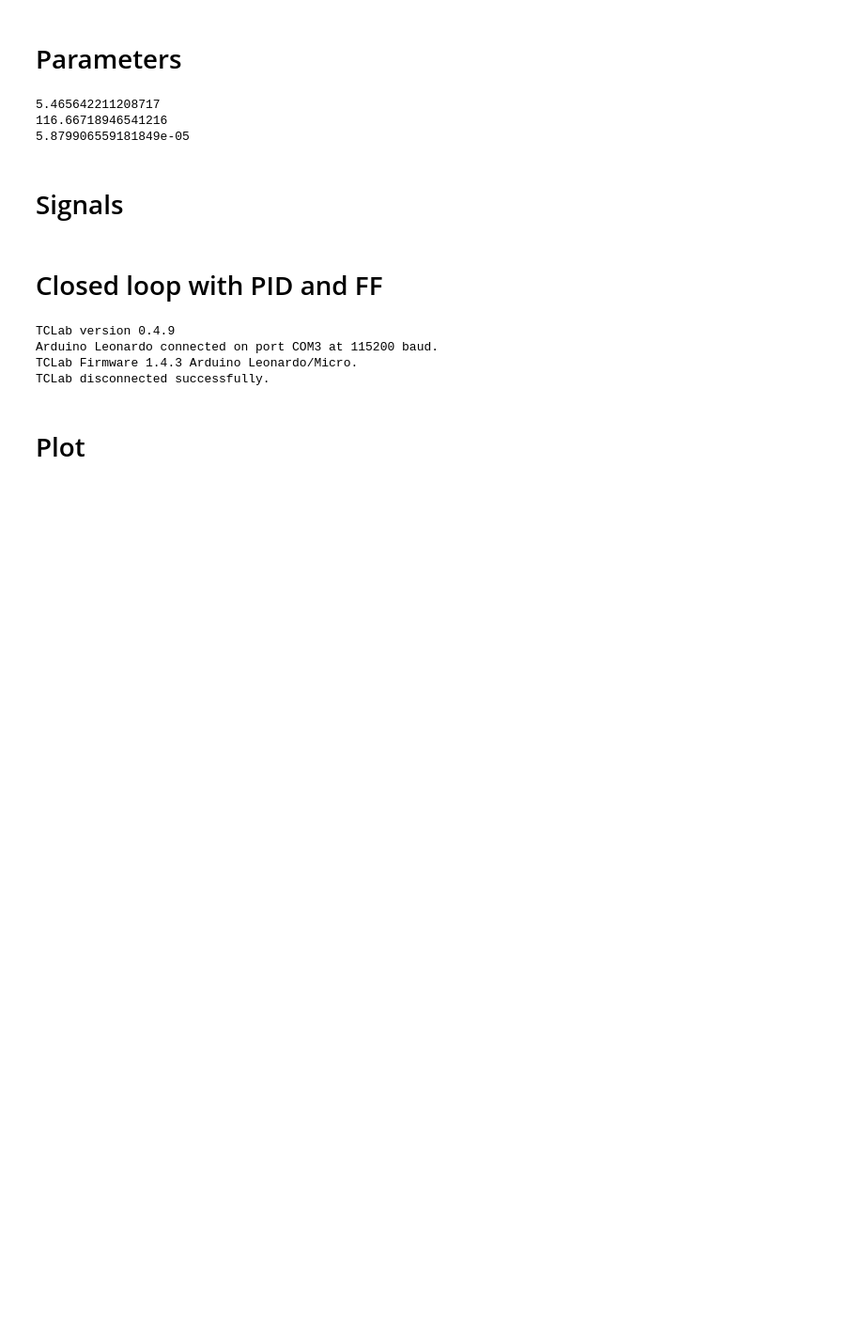
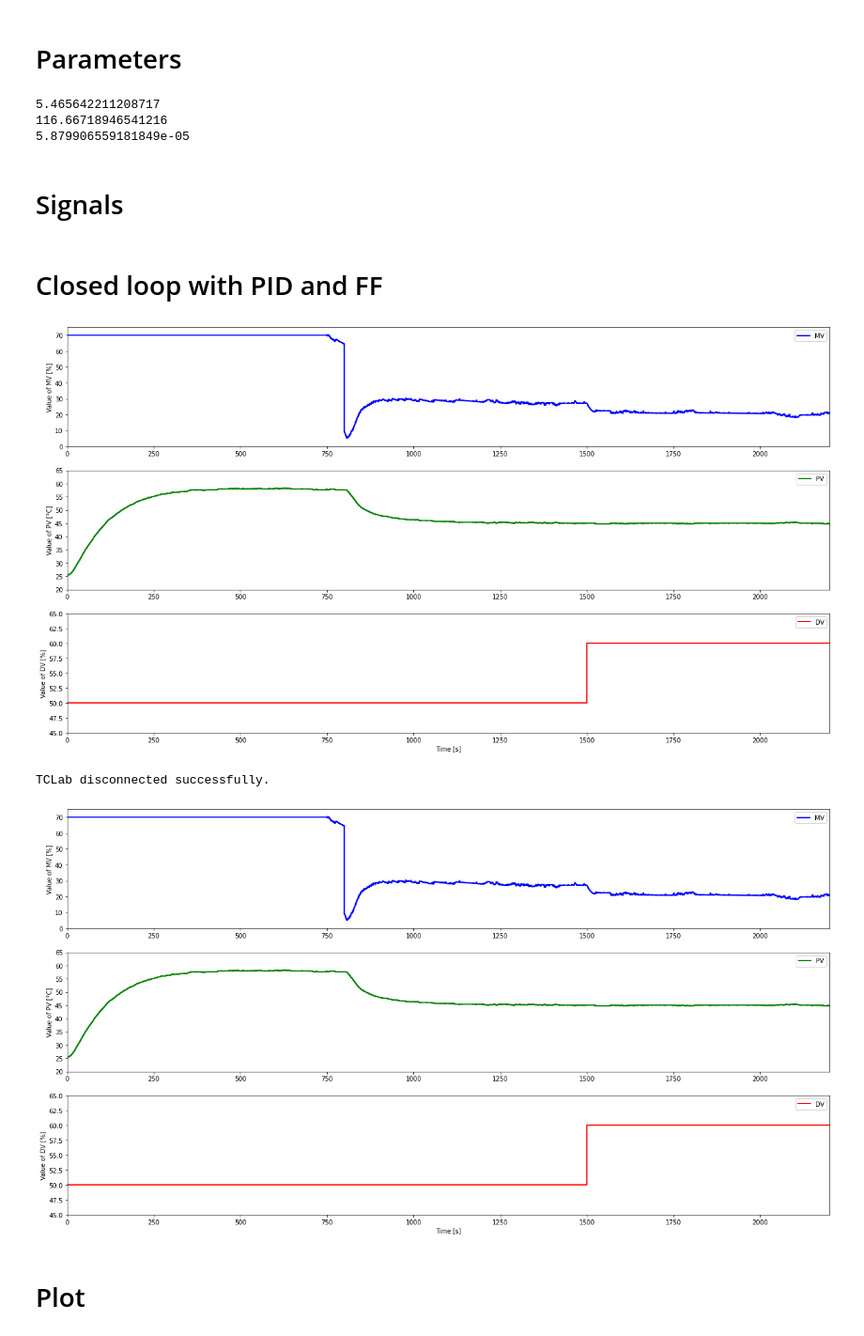
Before and after one commit to 195344/Labo_Control_Theory, a Jupyter notebook: TCLab_CLP_PID_FF.ipynb, the cells around one changed output. Shown at 94% size. Saved outputs shown, nothing was run; the diff lists cells and outputs as text; code cells hidden in the pictures; blank space fills up the shorter version.

```diff
--- a/TCLab_CLP_PID_FF.ipynb
+++ b/TCLab_CLP_PID_FF.ipynb
@@ -127,54 +129,76 @@ MVDelayd = []
 PV1d = []
 PV2d = []
 
+fig, (ax1, ax2, ax3) = plt.subplots(3,1)
+fig.set_figheight(12)
+fig.set_figwidth(22)
+
+l1, = ax1.step([0,1],[0,100],'b-',linewidth=2,label='MV',where='post')
+ax1.set_ylabel('Value of MV [%]')
+ax1.legend(loc='best')
+
+l2, = ax2.step([0,1],[0,100],'g-',linewidth=2,label='PV',where='post')
+ax2.set_ylabel('Value of PV [°C]')
+ax2.legend(loc='best')
+
+l3, = ax3.step([0,1],[0,100],'r-',linewidth=2,label='DV',where='post')
+ax3.set_xlabel('Time [s]')
+ax3.set_ylabel('Value of DV [%]')
+ax3.legend(loc='best')
+
 lab = tclab.TCLab()
 
 for i in range(0,N):
     t.append(i*Ts)
 
     # Input signals SP and DV
     SelectPath_RT(SPPath,t,SP)
     SelectPath_RT(DVPath,t,DV)
 
     # Feedforward
     Delay_RT(DV - DV0*np.ones_like(DV),np.max([thetad-thetap,0]),Ts,MVFFDelay)
     LeadLag_RT(MVFFDelay,-Kd/Kp,T1p,T1d,Ts,MVFFLL1)
     if ActivateFF:
         LeadLag_RT(MVFFLL1,1,T2p,T2d,Ts,MVFF)
     else:
         LeadLag_RT(MVFFLL1,0,T2p,T2d,Ts,MVFF)
 
     # PID controller mode
     SelectPath_RT(ManPath,t,Man)
     SelectPath_RT(MVManPath,t,MVMan)
 
     # PID control action
     PID_RT(SP,PV,Man,MVMan,MVFF,Kc,Ti,Td,alpha,Ts,MVMin,MVMax,MV,MVP,MVI,MVD,E,ManFF,PV0)
 
-    # # Input-output dynamics P(s)
-    # Delay_RT(MV,thetap,Ts,MVDelayp,MV0)
-    # FO_RT(MVDelayp,Kp,T1p,Ts,PV1p,0)
-    # FO_RT(PV1p,1,T2p,Ts,PV2p,0)
-    #
-    # # Input-output dynamics D(s)
-    # Delay_RT(DV - DV0*np.ones_like(DV),thetad,Ts,MVDelayd,0)
-    # FO_RT(MVDelayd,Kd,T1d,Ts,PV1d,0)
-    # FO_RT(PV1d,1,T2d,Ts,PV2d,0)
-    #
-    # PV.append(PV2p[-1] + PV2d[-1] + PV0-Kp*MV0)
-
     lab.Q1(MV[-1])
     lab.Q2(DV[-1])
     PV.append(lab.T1)
 
+    l1.set_data(t,MV)
+    l2.set_data(t,PV)
+    l3.set_data(t,DV)
+
+    clear_output(wait=True)
+
+    # Remove if increasing x-axis length is not desired
+    ax1.set_xlim(0, t[-1]+1)
+    ax2.set_xlim(0, t[-1]+1)
+    ax3.set_xlim(0, t[-1]+1)
+
+    if i > 1:
+        ax1.set_ylim(myRound(np.min(MV),5)-5, myRound(np.max(MV),5)+5)
+        ax2.set_ylim(myRound(np.min(PV),5)-5, myRound(np.max(PV),5)+5)
+        ax3.set_ylim(myRound(np.min(DV),5)-5, myRound(np.max(DV),5)+5)
+
+    display(fig)
+
     time.sleep(Ts)
 
 lab.close() # Disconnect from TCLab
 # %% [output]
+[figure, added]
-TCLab version 0.4.9
-Arduino Leonardo connected on port COM3 at 115200 baud.
-TCLab Firmware 1.4.3 Arduino Leonardo/Micro.
 TCLab disconnected successfully.
+[figure, added]
 # %% [markdown]
 # Plot
 # %%
```
Also changed, not shown: parts of 2 cells of this notebook, 5 other files.
